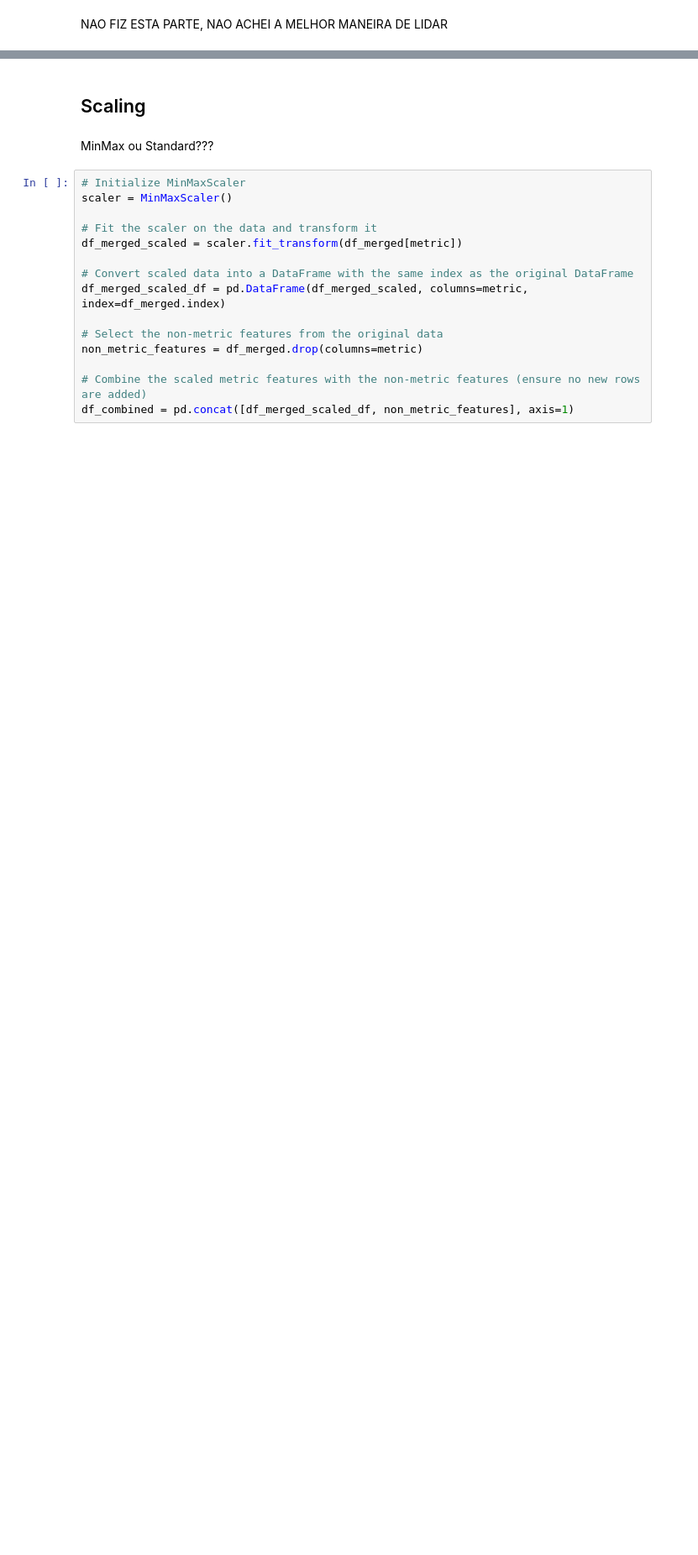
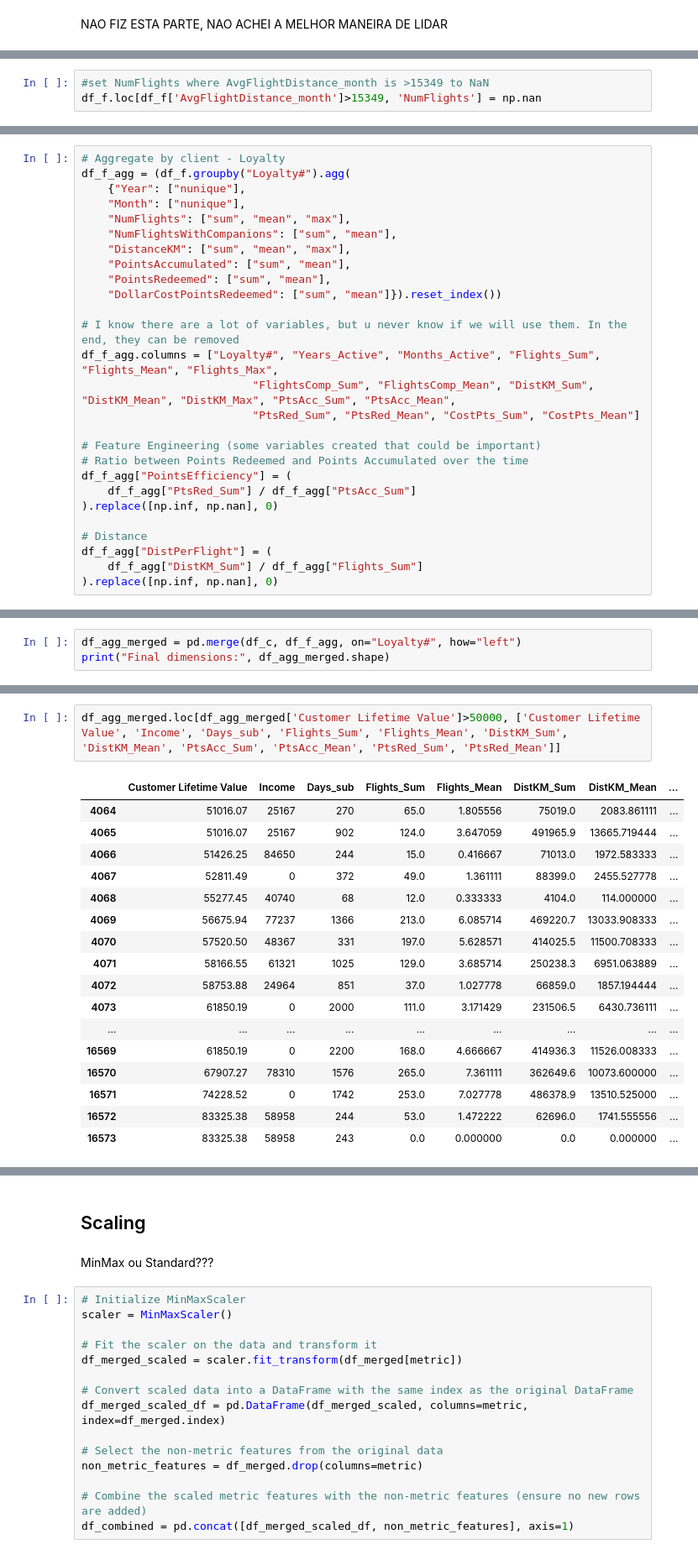
Before and after one commit to fjmartins17/DM_GROUP19_2526, a Jupyter notebook: Group19_Clustering_Code.ipynb, the cells around one changed output, grey strips where cells are left out. Shown at 84% size. Cells and saved outputs as stored; diff of their text form; blank space fills up the shorter version.

```diff
--- a/Group19_Clustering_Code.ipynb
+++ b/Group19_Clustering_Code.ipynb
@@ -521,0 +545,3 @@ SE CALHAR ANTES DO SCALING PODIAMOS FAZER UMA COISA TIPO COMO A NOSSA STORA FEZ
+# %%
+#set NumFlights where AvgFlightDistance_month is >15349 to NaN
+df_f.loc[df_f['AvgFlightDistance_month']>15349, 'NumFlights'] = np.nan
@@ -521,0 +565,27 @@ SE CALHAR ANTES DO SCALING PODIAMOS FAZER UMA COISA TIPO COMO A NOSSA STORA FEZ
+# %%
+# Aggregate by client - Loyalty
+df_f_agg = (df_f.groupby("Loyalty#").agg(
+    {"Year": ["nunique"],
+    "Month": ["nunique"],
+    "NumFlights": ["sum", "mean", "max"],
+    "NumFlightsWithCompanions": ["sum", "mean"],
+    "DistanceKM": ["sum", "mean", "max"],
+    "PointsAccumulated": ["sum", "mean"],
+    "PointsRedeemed": ["sum", "mean"],
+    "DollarCostPointsRedeemed": ["sum", "mean"]}).reset_index())
+
+# I know there are a lot of variables, but u never know if we will use them. In the end, they can be removed
+df_f_agg.columns = ["Loyalty#", "Years_Active", "Months_Active", "Flights_Sum", "Flights_Mean", "Flights_Max",
+                          "FlightsComp_Sum", "FlightsComp_Mean", "DistKM_Sum", "DistKM_Mean", "DistKM_Max", "PtsAcc_Sum", "PtsAcc_Mean",
+                          "PtsRed_Sum", "PtsRed_Mean", "CostPts_Sum", "CostPts_Mean"]
+
+# Feature Engineering (some variables created that could be important)
+# Ratio between Points Redeemed and Points Accumulated over the time
+df_f_agg["PointsEfficiency"] = (
+    df_f_agg["PtsRed_Sum"] / df_f_agg["PtsAcc_Sum"]
+).replace([np.inf, np.nan], 0)
+
+# Distance
+df_f_agg["DistPerFlight"] = (
+    df_f_agg["DistKM_Sum"] / df_f_agg["Flights_Sum"]
+).replace([np.inf, np.nan], 0)
@@ -521,0 +599,3 @@ SE CALHAR ANTES DO SCALING PODIAMOS FAZER UMA COISA TIPO COMO A NOSSA STORA FEZ
+# %%
+df_agg_merged = pd.merge(df_c, df_f_agg, on="Loyalty#", how="left")
+print("Final dimensions:", df_agg_merged.shape)
@@ -521,0 +659,20 @@ SE CALHAR ANTES DO SCALING PODIAMOS FAZER UMA COISA TIPO COMO A NOSSA STORA FEZ
+# %%
+df_agg_merged.loc[df_agg_merged['Customer Lifetime Value']>50000, ['Customer Lifetime Value', 'Income', 'Days_sub', 'Flights_Sum', 'Flights_Mean', 'DistKM_Sum', 'DistKM_Mean', 'PtsAcc_Sum', 'PtsAcc_Mean', 'PtsRed_Sum', 'PtsRed_Mean']]
+# %% [output]
+|  | Customer Lifetime Value | Income | Days_sub | Flights_Sum | Flights_Mean | DistKM_Sum | DistKM_Mean | ... |
+| 4064 | 51016.07 | 25167 | 270 | 65.0 | 1.805556 | 75019.0 | 2083.861111 | ... |
+| 4065 | 51016.07 | 25167 | 902 | 124.0 | 3.647059 | 491965.9 | 13665.719444 | ... |
+| 4066 | 51426.25 | 84650 | 244 | 15.0 | 0.416667 | 71013.0 | 1972.583333 | ... |
+| 4067 | 52811.49 | 0 | 372 | 49.0 | 1.361111 | 88399.0 | 2455.527778 | ... |
+| 4068 | 55277.45 | 40740 | 68 | 12.0 | 0.333333 | 4104.0 | 114.000000 | ... |
+| 4069 | 56675.94 | 77237 | 1366 | 213.0 | 6.085714 | 469220.7 | 13033.908333 | ... |
+| 4070 | 57520.50 | 48367 | 331 | 197.0 | 5.628571 | 414025.5 | 11500.708333 | ... |
+| 4071 | 58166.55 | 61321 | 1025 | 129.0 | 3.685714 | 250238.3 | 6951.063889 | ... |
+| 4072 | 58753.88 | 24964 | 851 | 37.0 | 1.027778 | 66859.0 | 1857.194444 | ... |
+| 4073 | 61850.19 | 0 | 2000 | 111.0 | 3.171429 | 231506.5 | 6430.736111 | ... |
+| ... | ... | ... | ... | ... | ... | ... | ... | ... |
+| 16569 | 61850.19 | 0 | 2200 | 168.0 | 4.666667 | 414936.3 | 11526.008333 | ... |
+| 16570 | 67907.27 | 78310 | 1576 | 265.0 | 7.361111 | 362649.6 | 10073.600000 | ... |
+| 16571 | 74228.52 | 0 | 1742 | 253.0 | 7.027778 | 486378.9 | 13510.525000 | ... |
+| 16572 | 83325.38 | 58958 | 244 | 53.0 | 1.472222 | 62696.0 | 1741.555556 | ... |
+| 16573 | 83325.38 | 58958 | 243 | 0.0 | 0.000000 | 0.0 | 0.000000 | ... |
```
Also changed, not shown: parts of 50 cells of this notebook.
